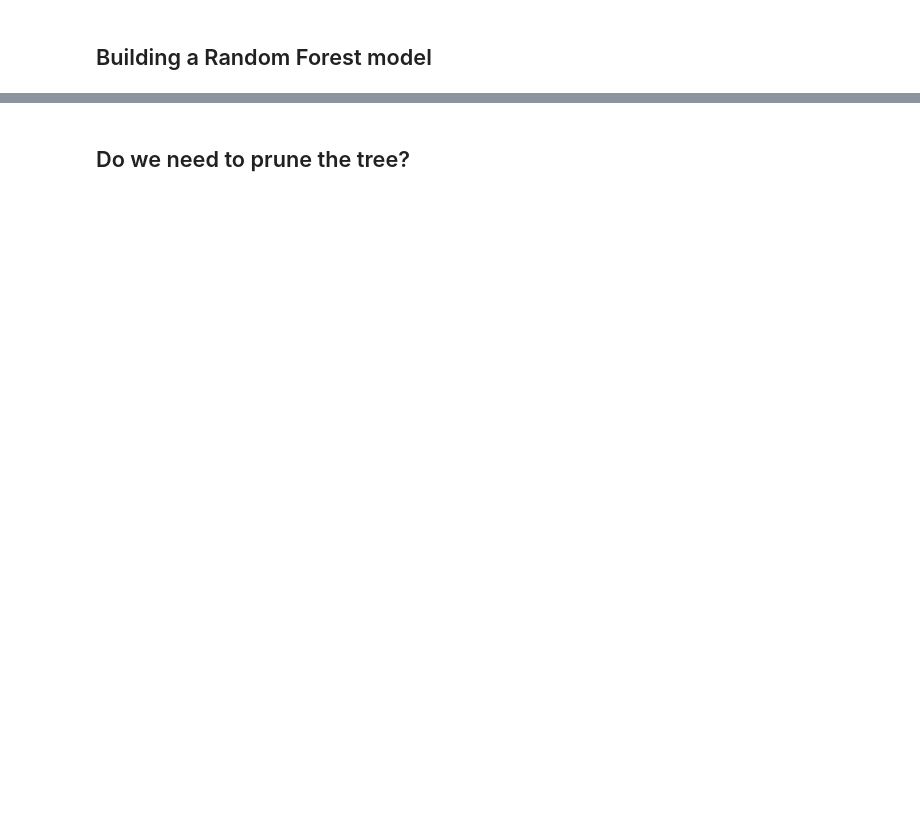
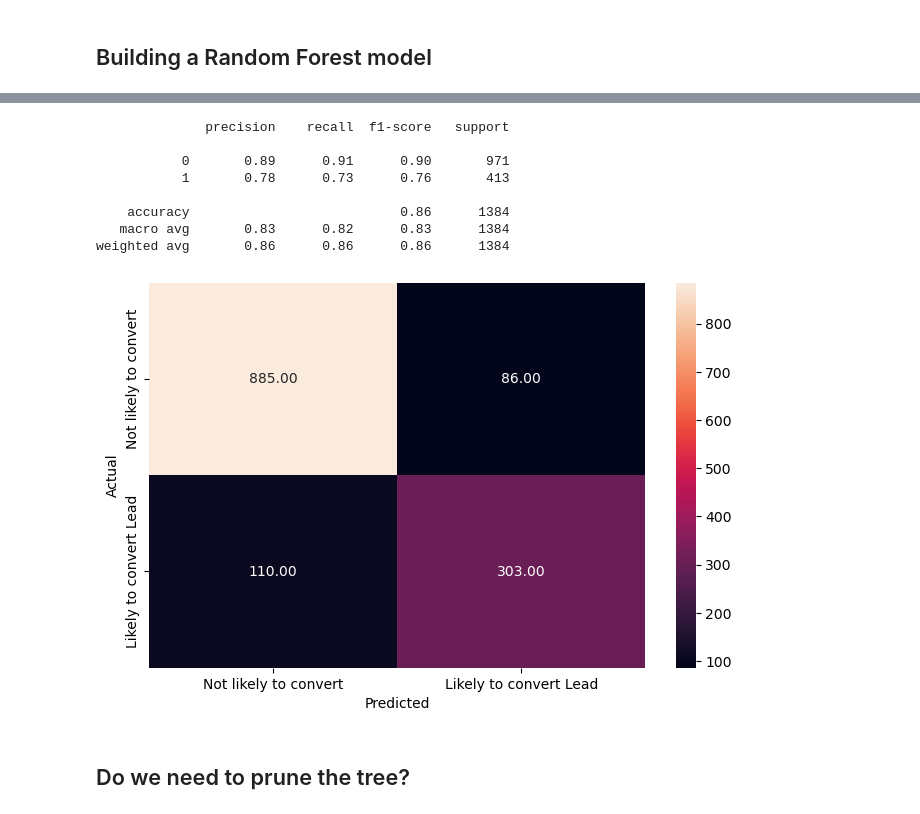
Before and after one commit to Tsungie/Classification-and-Hypothesis-Testing, a Jupyter notebook: Learner+Notebook+-+Full+Code+Version+-+Potential+Customers+Prediction.ipynb, the cells around one changed output, grey strips where cells are left out. Saved outputs shown, nothing was run; the diff lists cells and outputs as text; code cells hidden in the pictures; blank space fills up the shorter version.

```diff
--- a/Learner+Notebook+-+Full+Code+Version+-+Potential+Customers+Prediction.ipynb
+++ b/Learner+Notebook+-+Full+Code+Version+-+Potential+Customers+Prediction.ipynb
@@ -851,2 +899,17 @@ weighted avg       0.85      0.85      0.85      1384
+# %%
+# Checking performance on the testing data
+y_pred_test_rf = rf_estimator.predict(X_test)
+
+metrics_score(y_test, y_pred_test_rf)
+# %% [output]
+              precision    recall  f1-score   support
+
+           0       0.89      0.91      0.90       971
+           1       0.78      0.73      0.76       413
+
+    accuracy                           0.86      1384
+   macro avg       0.83      0.82      0.83      1384
+weighted avg       0.86      0.86      0.86      1384
+[figure, added]
 # %% [markdown]
 ## Do we need to prune the tree?
```
Also changed, not shown: parts of 15 cells of this notebook.
